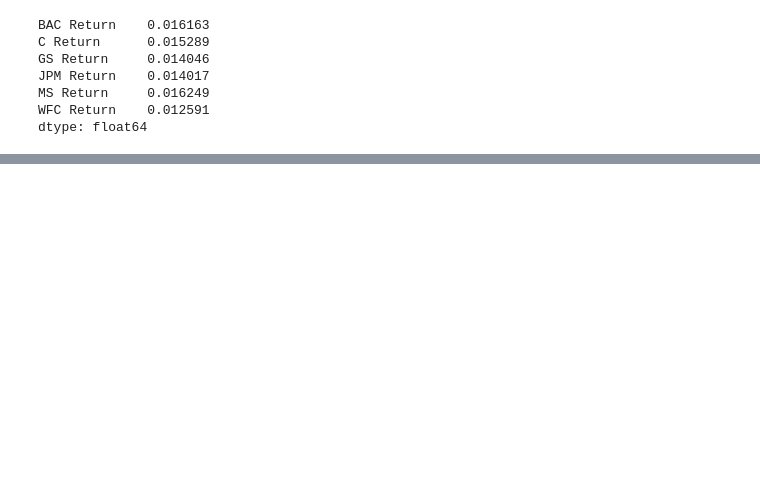
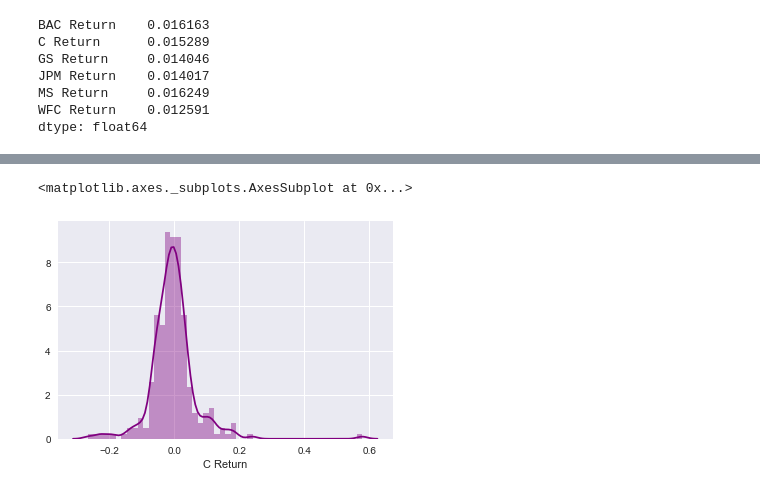
Before and after one commit to stephbarrios/Financial_Analysis, a Jupyter notebook: Financial_Analysis.ipynb, the cells around one changed output, grey strips where cells are left out. Cells and saved outputs as stored; diff of their text form; code cells hidden in the pictures; blank space fills up the shorter version.

```diff
--- a/Financial_Analysis.ipynb
+++ b/Financial_Analysis.ipynb
@@ -124,5 +162,10 @@ sns.distplot(returns.ix['2015-01-01':'2015-12-31']['MS Return'],color='green',bi
 # %%
-sns.distplot(returns.ix['2008-01-01':'2008-12-31']['C Return'],color='red',bins=100)
+# Create distplot using seaborn of 2008 returns for CG
+
+sns.distplot(returns.ix['2008-01-01':'2008-12-31']['C Return'], color='purple', bins=50)
+# %% [output]
+<matplotlib.axes._subplots.AxesSubplot at 0x...>
+[figure, added]
 # %%
 import matplotlib.pyplot as plt
 import seaborn as sns
```
Also changed, not shown: parts of 36 cells of this notebook.
